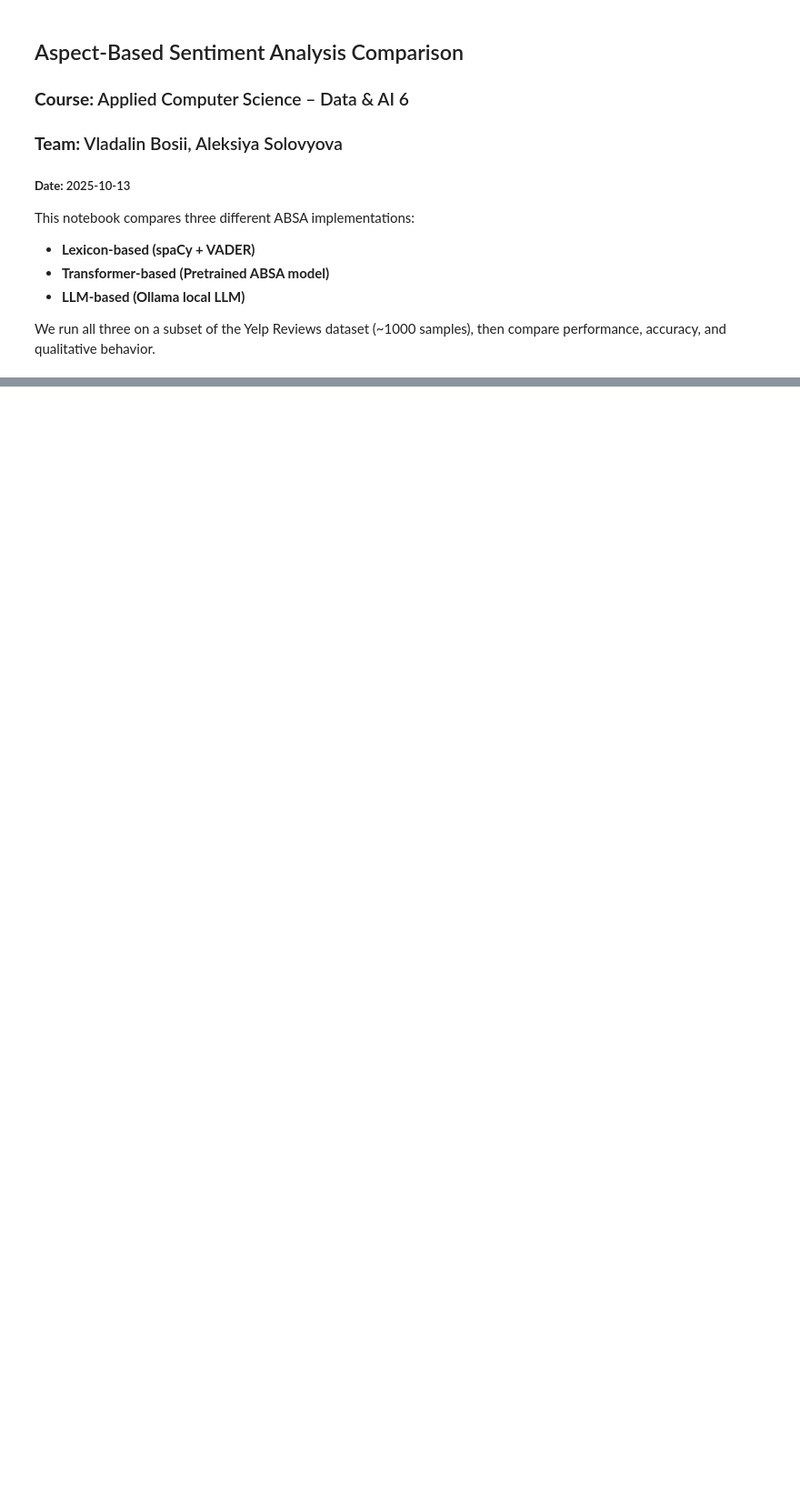
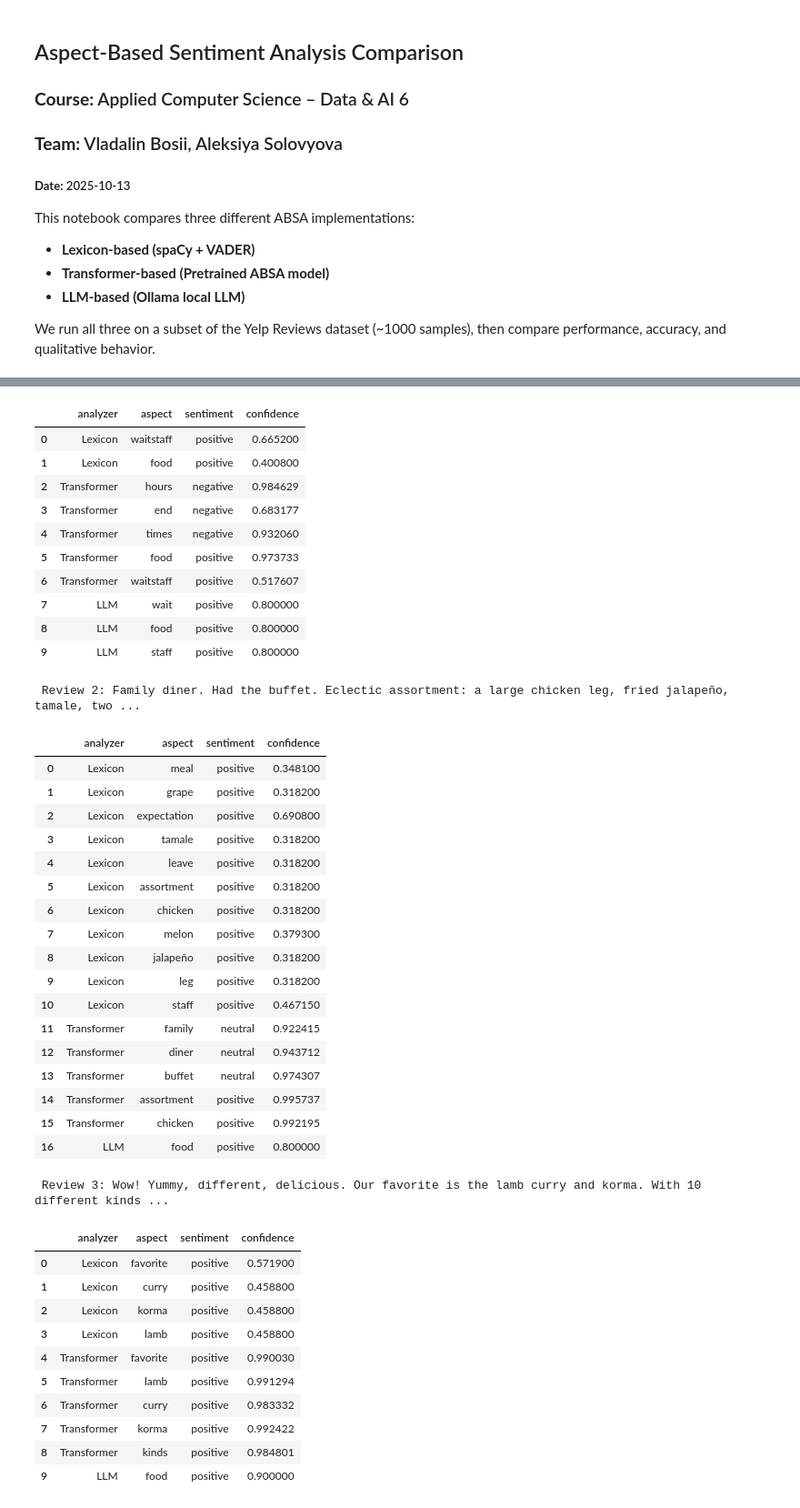
Before and after one commit to aleksiyasolovyova-arch/ASBA-restaurant-reviews, a Jupyter notebook: notebooks/comparison.ipynb, the cells around one changed output, grey strips where cells are left out. Shown at 91% size. Saved outputs shown, nothing was run; the diff lists cells and outputs as text; code cells hidden in the pictures; blank space fills up the shorter version.

```diff
--- a/notebooks/comparison.ipynb
+++ b/notebooks/comparison.ipynb
@@ -50,0 +49,8 @@ Using model 'llama3.1:8b'...
+# %%
+sample_texts = [s["text"] for s in ds[:3]]
+
+for i, text in enumerate(sample_texts):
+    print(f"\n Review {i+1}: {text[:100]}...\n")
+    df = compare_analyzers(text, analyzers)
+    display(df)
+# %% [output]
@@ -51 +60,43 @@ Using model 'llama3.1:8b'...
+|  | analyzer | aspect | sentiment | confidence |
+| 0 | Lexicon | waitstaff | positive | 0.665200 |
+| 1 | Lexicon | food | positive | 0.400800 |
+| 2 | Transformer | hours | negative | 0.984629 |
+| 3 | Transformer | end | negative | 0.683177 |
+| 4 | Transformer | times | negative | 0.932060 |
+| 5 | Transformer | food | positive | 0.973733 |
+| 6 | Transformer | waitstaff | positive | 0.517607 |
+| 7 | LLM | wait | positive | 0.800000 |
+| 8 | LLM | food | positive | 0.800000 |
+| 9 | LLM | staff | positive | 0.800000 |
+ Review 2: Family diner. Had the buffet. Eclectic assortment: a large chicken leg, fried jalapeño, tamale, two ...
+|  | analyzer | aspect | sentiment | confidence |
+| 0 | Lexicon | meal | positive | 0.348100 |
+| 1 | Lexicon | grape | positive | 0.318200 |
+| 2 | Lexicon | expectation | positive | 0.690800 |
+| 3 | Lexicon | tamale | positive | 0.318200 |
+| 4 | Lexicon | leave | positive | 0.318200 |
+| 5 | Lexicon | assortment | positive | 0.318200 |
+| 6 | Lexicon | chicken | positive | 0.318200 |
+| 7 | Lexicon | melon | positive | 0.379300 |
+| 8 | Lexicon | jalapeño | positive | 0.318200 |
+| 9 | Lexicon | leg | positive | 0.318200 |
+| 10 | Lexicon | staff | positive | 0.467150 |
+| 11 | Transformer | family | neutral | 0.922415 |
+| 12 | Transformer | diner | neutral | 0.943712 |
+| 13 | Transformer | buffet | neutral | 0.974307 |
+| 14 | Transformer | assortment | positive | 0.995737 |
+| 15 | Transformer | chicken | positive | 0.992195 |
+| 16 | LLM | food | positive | 0.800000 |
+ Review 3: Wow! Yummy, different, delicious. Our favorite is the lamb curry and korma. With 10 different kinds ...
+|  | analyzer | aspect | sentiment | confidence |
+| 0 | Lexicon | favorite | positive | 0.571900 |
+| 1 | Lexicon | curry | positive | 0.458800 |
+| 2 | Lexicon | korma | positive | 0.458800 |
+| 3 | Lexicon | lamb | positive | 0.458800 |
+| 4 | Transformer | favorite | positive | 0.990030 |
+| 5 | Transformer | lamb | positive | 0.991294 |
+| 6 | Transformer | curry | positive | 0.983332 |
+| 7 | Transformer | korma | positive | 0.992422 |
+| 8 | Transformer | kinds | positive | 0.984801 |
+| 9 | LLM | food | positive | 0.900000 |
 # %%
```
Also changed, not shown: parts of 9 cells of this notebook, 4 other files.
